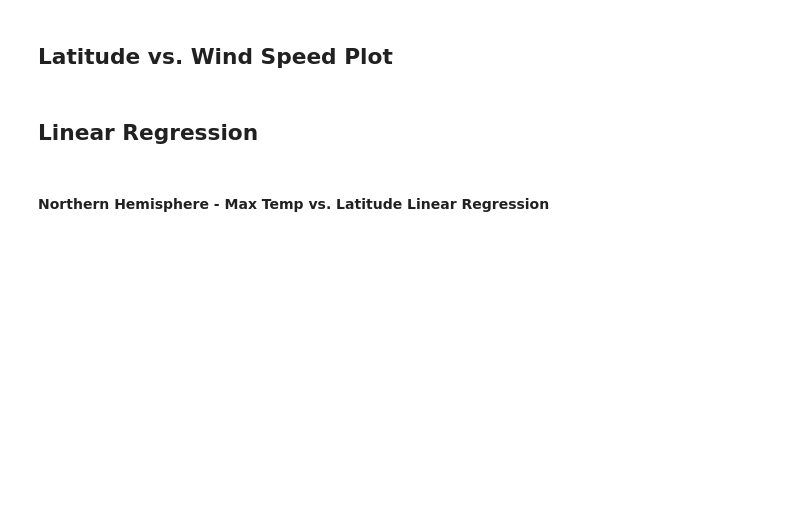
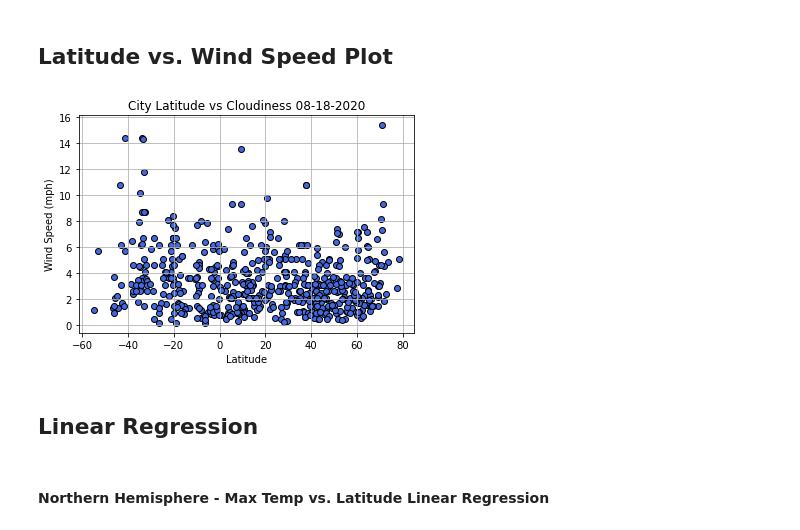
Before and after one commit to GPSHUB/API_Homework, a Jupyter notebook: 06-Python-APIs/Instructions/starter_code/WeatherPy - Giam.ipynb, the cells around one changed output. Cells and saved outputs as stored; diff of their text form; code cells hidden in the pictures; blank space fills up the shorter version.

```diff
--- a/06-Python-APIs/Instructions/starter_code/WeatherPy - Giam.ipynb
+++ b/06-Python-APIs/Instructions/starter_code/WeatherPy - Giam.ipynb
@@ -193,5 +249,15 @@ df.to_csv("output_data/cities.csv", index = False)
 # %% [markdown]
 ## Latitude vs. Wind Speed Plot
+# %%
+date = city_weather.loc[1,'Date']
+plt.grid()
+plt.scatter(city_weather_no_null['Lat'], city_weather_no_null['Wind Speed'], facecolors="royalblue", edgecolors="black")
+plt.xlabel("Latitude")
+plt.ylabel("Wind Speed (mph)")
+plt.title(f"City Latitude vs Cloudiness {date}")
+plt.savefig('lat_wind_all.png')
+# %% [output]
+[figure, added]
 # %% [markdown]
 ## Linear Regression
 # %%
```
Also changed, not shown: parts of 23 cells of this notebook, 16 other files.
